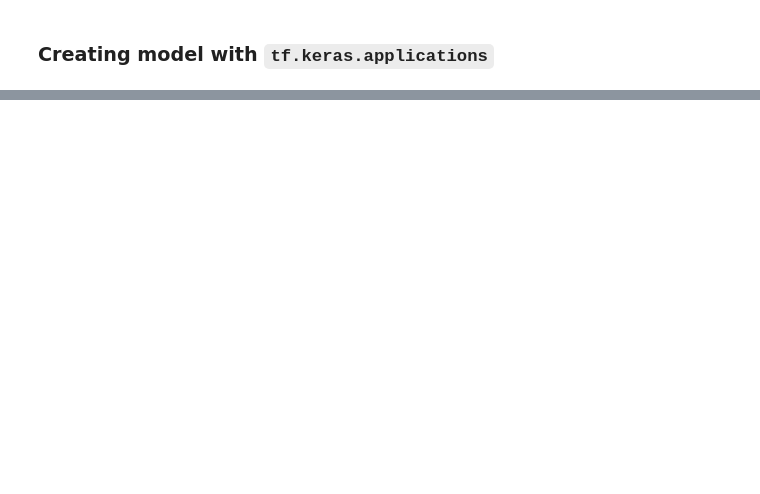
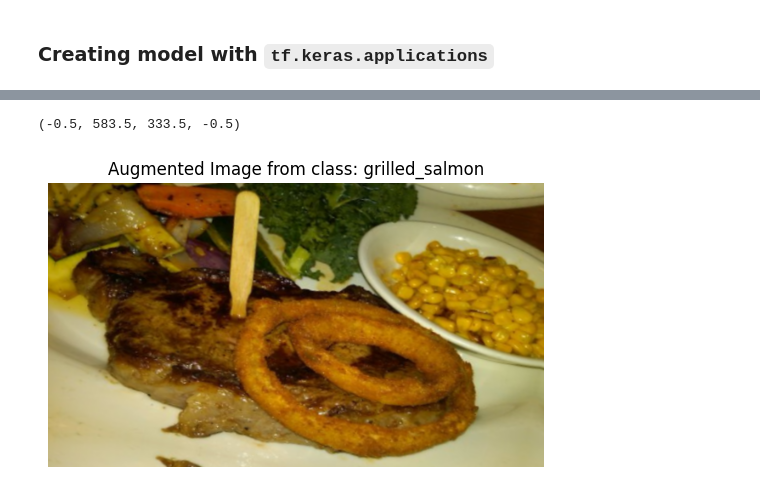
Before and after one commit to divyalaldinani/Deep-Learning-in-TensorFlow, a Jupyter notebook: 05_transfer_learning_feature_extraction.ipynb, the cells around one changed output, grey strips where cells are left out. Drawn from its saved outputs; the diff is of its cells as text; code cells hidden in the pictures; blank space fills up the shorter version.

```diff
--- a/05_transfer_learning_feature_extraction.ipynb
+++ b/05_transfer_learning_feature_extraction.ipynb
@@ -172,0 +344,12 @@ Epoch 5/5
+# %%
+### Adding data augmentaion directly into the model
+from tensorflow.keras import layers
+
+# generates 1 augmented Image per input image
+data_augmentation = tf.keras.Sequential([
+    layers.RandomFlip('horizontal'),
+    layers.RandomWidth(0.2),
+    layers.RandomHeight(0.2),
+    layers.RandomZoom(0.2),
+    layers.RandomRotation(0.2)
+], name= 'data_augmentation')
@@ -172,0 +361,15 @@ Epoch 5/5
+# %%
+import matplotlib.image as mpimg
+import matplotlib.pyplot as plt
+img = mpimg.imread('10_food_classes_1_percent/train/steak/60633.jpg')
+augmented_image = data_augmentation(tf.expand_dims(img, axis=0))
+plt.figure()
+# plt.imshow(tf.squeeze(augmented_image)/255.)
+augmented_image = tf.cast(tf.squeeze(augmented_image), dtype=tf.uint8)
+plt.imshow(augmented_image)
+plt.title('Augmented Image from class: grilled_salmon')
+# plt.title(f"Augme")
+plt.axis('Off')
+# %% [output]
+(-0.5, 583.5, 333.5, -0.5)
+[figure, added]
```
Also changed, not shown: parts of 24 cells of this notebook.
